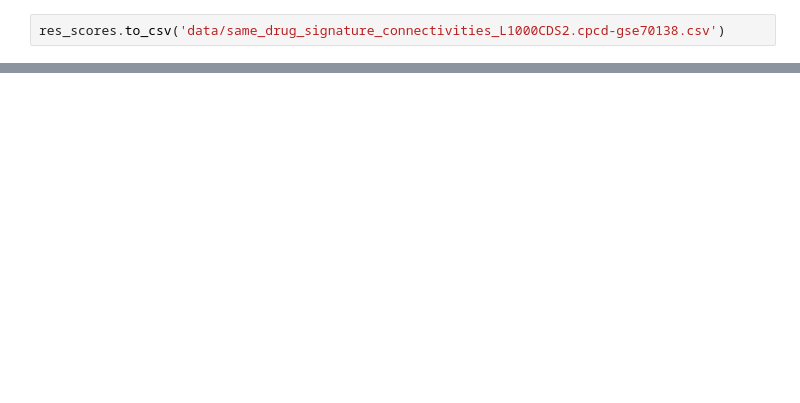
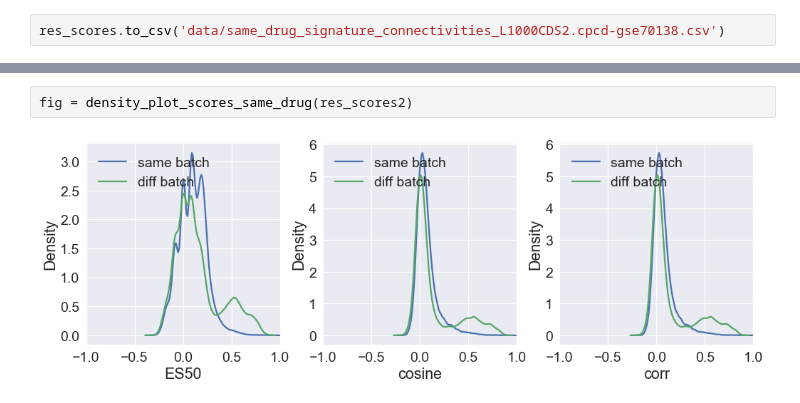
Before and after one commit to MaayanLab/L1000FWD, a Jupyter notebook: notebooks/Benchmark_connectivity.ipynb, the cells around one changed output, grey strips where cells are left out. Drawn from its saved outputs; the diff is of its cells as text; blank space fills up the shorter version.

```diff
--- a/notebooks/Benchmark_connectivity.ipynb
+++ b/notebooks/Benchmark_connectivity.ipynb
@@ -467,0 +509,4 @@ res_scores.to_csv('data/same_drug_signature_connectivities_L1000CDS2.cpcd-gse701
+# %%
+fig = density_plot_scores_same_drug(res_scores2)
+# %% [output]
+[figure, added]
```
Also changed, not shown: parts of 39 cells of this notebook.
